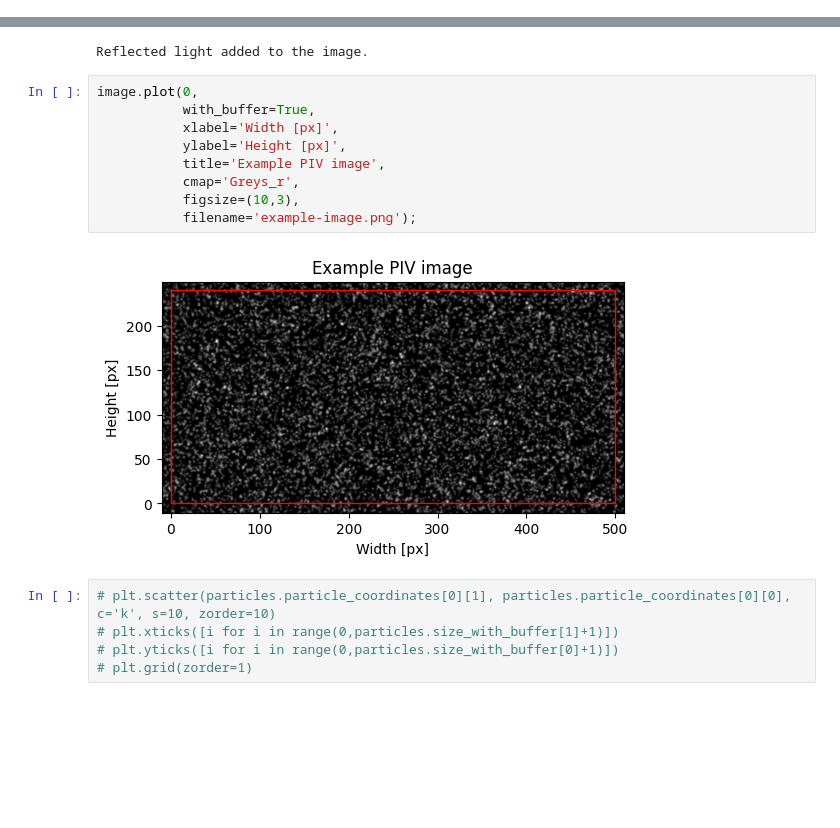
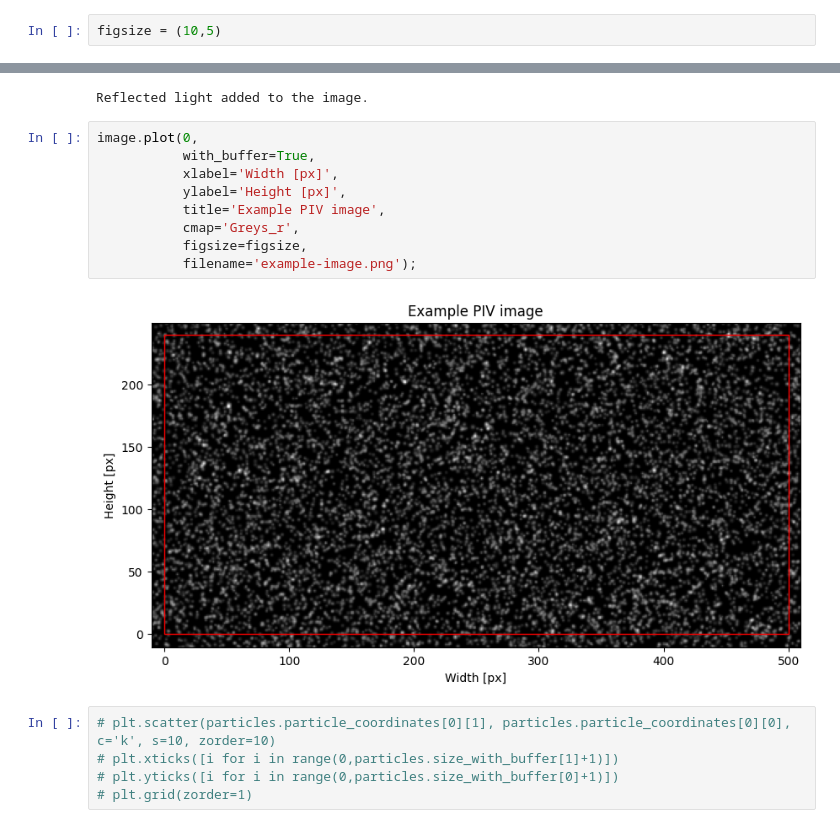
Before and after one commit to kamilazdybal/pykitPIV, a Jupyter notebook: jupyter-notebooks/debugging.ipynb, the cells around one changed output, grey strips where cells are left out. Drawn from its saved outputs; the diff is of its cells as text; blank space fills up the shorter version.

```diff
--- a/jupyter-notebooks/debugging.ipynb
+++ b/jupyter-notebooks/debugging.ipynb
@@ -18,6 +18,8 @@ n_images = 1
 image_size = (240,500)
 # %%
 size_buffer = 10
+# %%
+figsize = (10,5)
 # %% [markdown]
 ***
 
@@ -66,14 +68,14 @@ Reflected light added to the image.
 # %%
 image.plot(0,
            with_buffer=True,
            xlabel='Width [px]',
            ylabel='Height [px]',
            title='Example PIV image',
            cmap='Greys_r',
-           figsize=(10,3),
+           figsize=figsize,
            filename='example-image.png');
 # %% [output]
-[figure, old version]
+[figure, new version]
 # %%
 # plt.scatter(particles.particle_coordinates[0][1], particles.particle_coordinates[0][0], c='k', s=10, zorder=10)
 # plt.xticks([i for i in range(0,particles.size_with_buffer[1]+1)])
```
Also changed, not shown: parts of 9 cells of this notebook, 2 other files.
